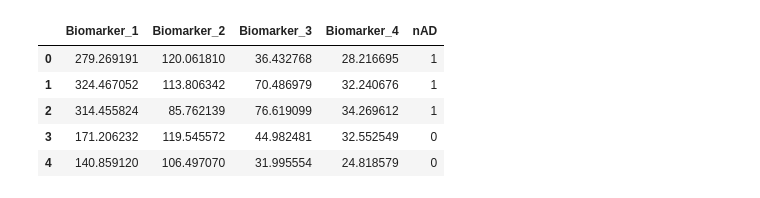
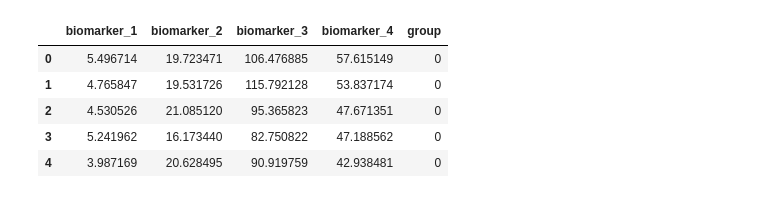
Before and after one commit to mafaves/advanced_boxplot_viz, a Jupyter notebook: example/run.ipynb, the cells around one changed output. Saved outputs shown, nothing was run; the diff lists cells and outputs as text; code cells hidden in the pictures.

```diff
--- a/example/run.ipynb
+++ b/example/run.ipynb
@@ -7,12 +14,12 @@ print(ab.__version__)
 # %%
 # Leer el archivo CSV
-df = pd.read_csv('./example/example_data.csv') #, delimiter=';', decimal=','
+df = pd.read_csv('./example_data_3_groups.csv') #, delimiter=';', decimal=','
 df.head()
 # %% [output]
-|  | Biomarker_1 | Biomarker_2 | Biomarker_3 | Biomarker_4 | nAD |
-| 0 | 279.269191 | 120.061810 | 36.432768 | 28.216695 | 1 |
-| 1 | 324.467052 | 113.806342 | 70.486979 | 32.240676 | 1 |
-| 2 | 314.455824 | 85.762139 | 76.619099 | 34.269612 | 1 |
-| 3 | 171.206232 | 119.545572 | 44.982481 | 32.552549 | 0 |
-| 4 | 140.859120 | 106.497070 | 31.995554 | 24.818579 | 0 |
+|  | biomarker_1 | biomarker_2 | biomarker_3 | biomarker_4 | group |
+| 0 | 5.496714 | 19.723471 | 106.476885 | 57.615149 | 0 |
+| 1 | 4.765847 | 19.531726 | 115.792128 | 53.837174 | 0 |
+| 2 | 4.530526 | 21.085120 | 95.365823 | 47.671351 | 0 |
+| 3 | 5.241962 | 16.173440 | 82.750822 | 47.188562 | 0 |
+| 4 | 3.987169 | 20.628495 | 90.919759 | 42.938481 | 0 |
 # %%
```
Also changed, not shown: parts of 6 cells of this notebook.
